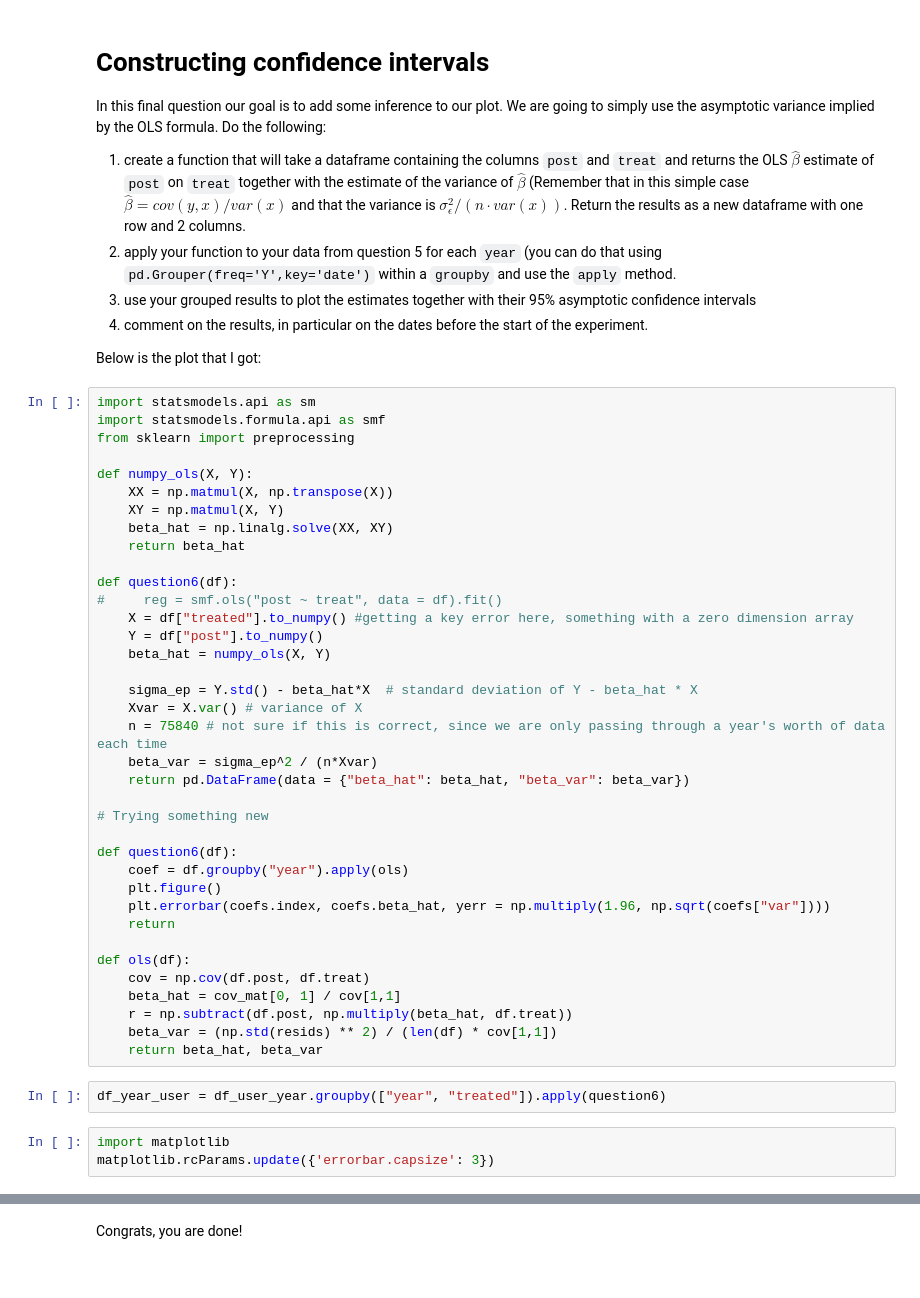
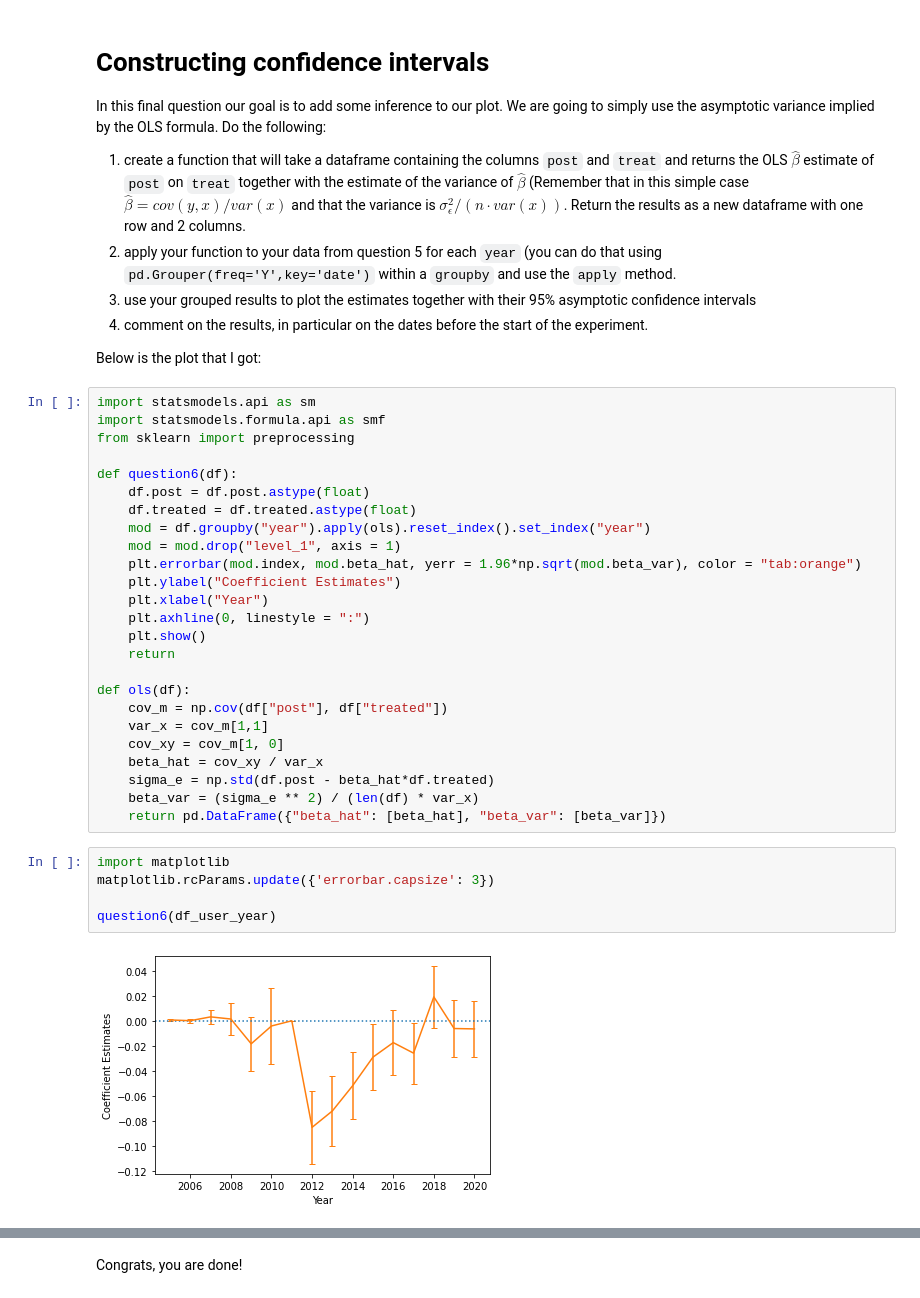
Before and after one commit to vma101/big_data_tools, a Jupyter notebook: hw3_quasi.ipynb, the cells around one changed output, grey strips where cells are left out. Saved outputs shown, nothing was run; the diff lists cells and outputs as text.

```diff
--- a/hw3_quasi.ipynb
+++ b/hw3_quasi.ipynb
@@ -374,45 +418,35 @@ In this final question our goal is to add some inference to our plot. We are goi
  4. comment on the results, in particular on the dates before the start of the experiment.
 
 Below is the plot that I got:
-# %%
-import statsmodels.api as sm
-import statsmodels.formula.api as smf
-from sklearn import preprocessing
-
-def numpy_ols(X, Y):
-    XX = np.matmul(X, np.transpose(X))
-    XY = np.matmul(X, Y)
-    beta_hat = np.linalg.solve(XX, XY)
-    return beta_hat
-
-def question6(df):
-#     reg = smf.ols("post ~ treat", data = df).fit()
-    X = df["treated"].to_numpy() #getting a key error here, something with a zero dimension array
-    Y = df["post"].to_numpy()
-    beta_hat = numpy_ols(X, Y)
-
-    sigma_ep = Y.std() - beta_hat*X  # standard deviation of Y - beta_hat * X
-    Xvar = X.var() # variance of X
-    n = 75840 # not sure if this is correct, since we are only passing through a year's worth of data each time
-    beta_var = sigma_ep^2 / (n*Xvar)
-    return pd.DataFrame(data = {"beta_hat": beta_hat, "beta_var": beta_var})
-
-# Trying something new
-
-def question6(df):
-    coef = df.groupby("year").apply(ols)
-    plt.figure()
-    plt.errorbar(coefs.index, coefs.beta_hat, yerr = np.multiply(1.96, np.sqrt(coefs["var"])))
-    return
-
-def ols(df):
-    cov = np.cov(df.post, df.treat)
-    beta_hat = cov_mat[0, 1] / cov[1,1]
-    r = np.subtract(df.post, np.multiply(beta_hat, df.treat))
-    beta_var = (np.std(resids) ** 2) / (len(df) * cov[1,1])
-    return beta_hat, beta_var
-# %%
-df_year_user = df_user_year.groupby(["year", "treated"]).apply(question6)
+# %%
+import statsmodels.api as sm
+import statsmodels.formula.api as smf
+from sklearn import preprocessing
+
+def question6(df):
+    df.post = df.post.astype(float)
+    df.treated = df.treated.astype(float)
+    mod = df.groupby("year").apply(ols).reset_index().set_index("year")
+    mod = mod.drop("level_1", axis = 1)
+    plt.errorbar(mod.index, mod.beta_hat, yerr = 1.96*np.sqrt(mod.beta_var), color = "tab:orange")
+    plt.ylabel("Coefficient Estimates")
+    plt.xlabel("Year")
+    plt.axhline(0, linestyle = ":")
+    plt.show()
+    return
+
+def ols(df):
+    cov_m = np.cov(df["post"], df["treated"])
+    var_x = cov_m[1,1]
+    cov_xy = cov_m[1, 0]
+    beta_hat = cov_xy / var_x
+    sigma_e = np.std(df.post - beta_hat*df.treated)
+    beta_var = (sigma_e ** 2) / (len(df) * var_x)
+    return pd.DataFrame({"beta_hat": [beta_hat], "beta_var": [beta_var]})
 # %%
 import matplotlib
 matplotlib.rcParams.update({'errorbar.capsize': 3})
+
+question6(df_user_year)
+# %% [output]
+[figure, added]
```
Also changed, not shown: parts of 17 cells of this notebook.
